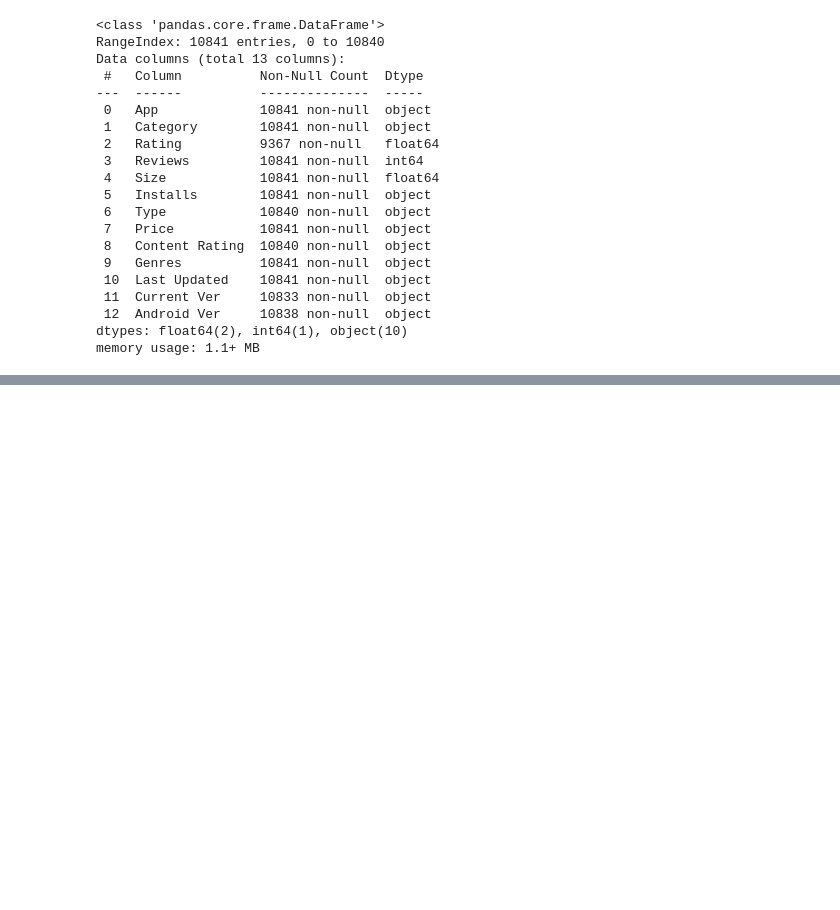
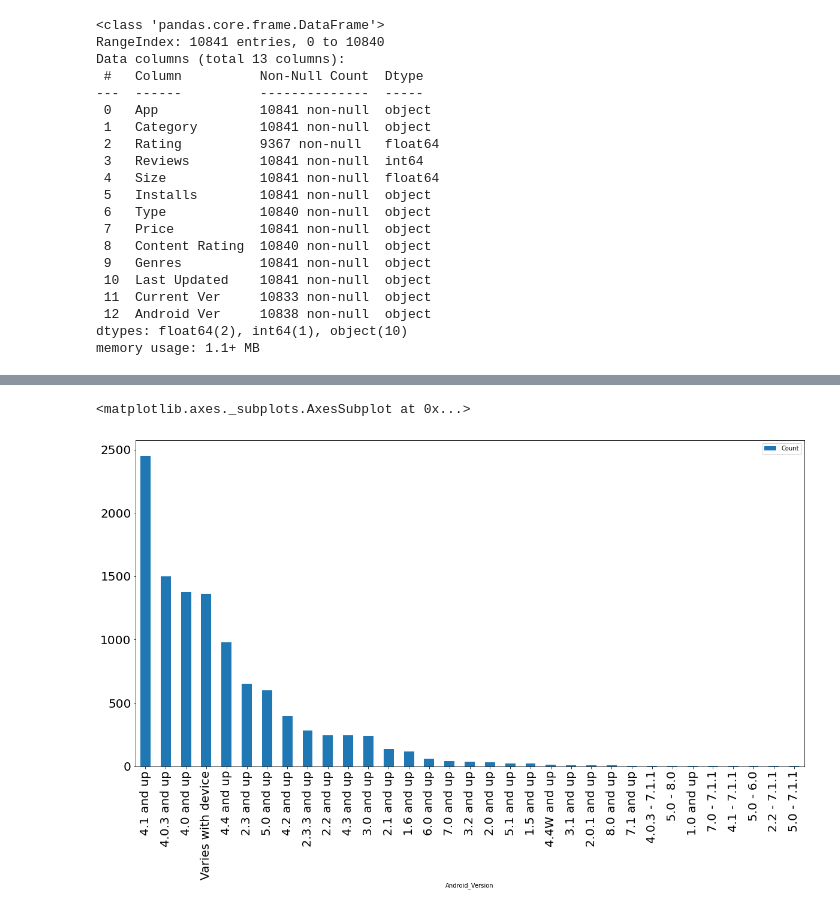
Before and after one commit to BharatSingla12/Play-Store-App-Review-Analysis-EDA-, a Jupyter notebook: Play_Store_App_Review_Analysis_Capstone_Project.ipynb, the cells around one changed output, grey strips where cells are left out. Drawn from its saved outputs; the diff is of its cells as text; code cells hidden in the pictures; blank space fills up the shorter version.

```diff
--- a/Play_Store_App_Review_Analysis_Capstone_Project.ipynb
+++ b/Play_Store_App_Review_Analysis_Capstone_Project.ipynb
@@ -402,0 +474,4 @@ df
+# %%
+None_df = df[(df.drop(['Rating'], axis = 1).isnull().sum(axis=1) >= 1)]
+# %%
+df = df.drop(None_df.index)
@@ -402,0 +501,5 @@ df
+# %%
+pd.DataFrame(df['Android Ver'].value_counts()).reset_index().rename(columns = {'index' : "Android_Version", 'Android Ver' : "Count"}).plot(x = 'Android_Version', y = 'Count', kind = 'bar', figsize  = (20,10), fontsize = 20)
+# %% [output]
+<matplotlib.axes._subplots.AxesSubplot at 0x...>
+[figure, added]
```
Also changed, not shown: parts of 24 cells of this notebook.
